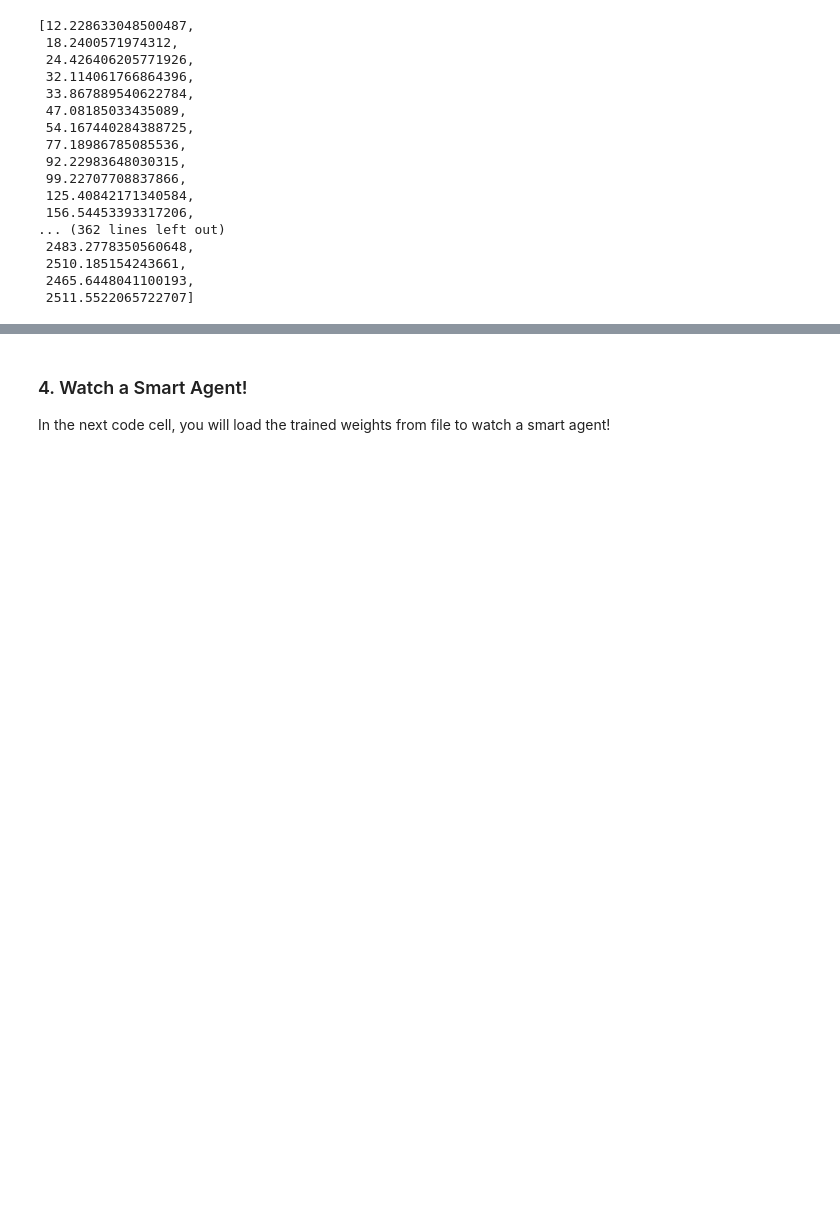
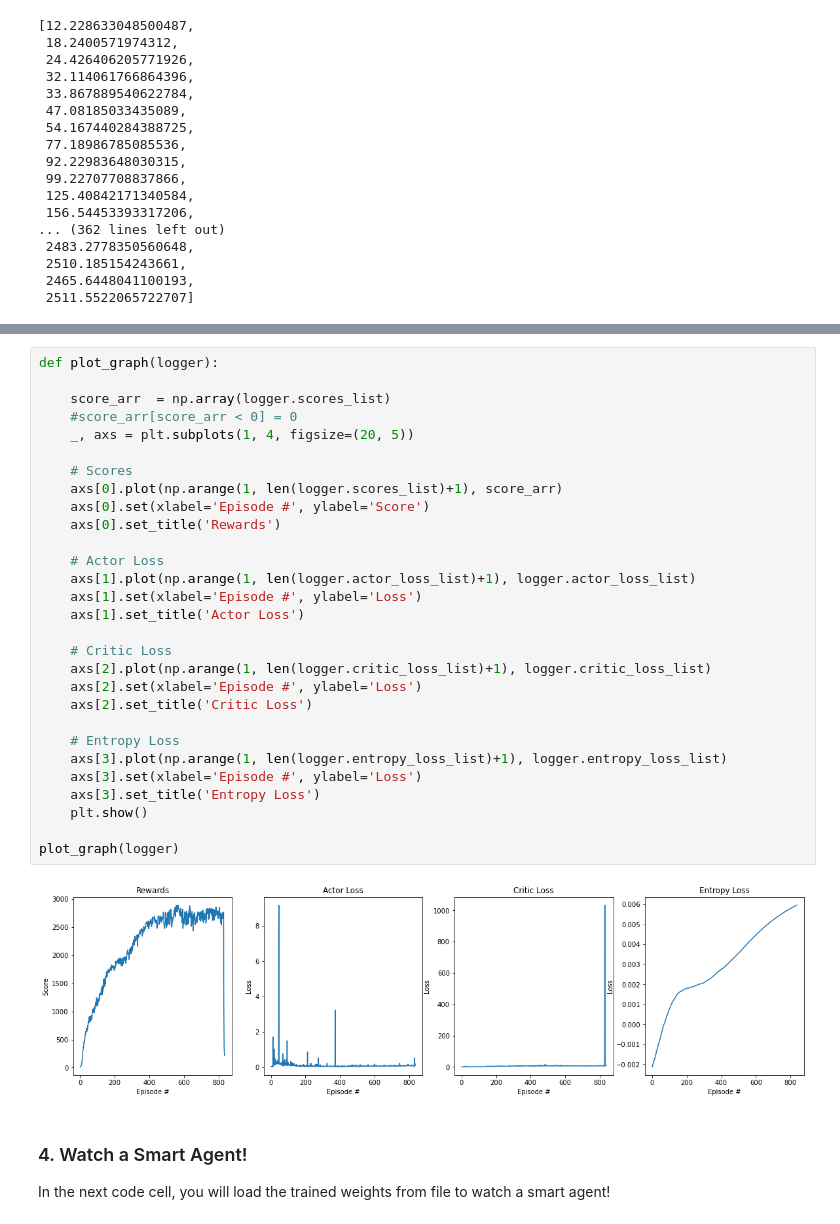
Before and after one commit to derektan95/Deep-Reinforcement-Learning-Algorithms, a Jupyter notebook: p2_continuous-control/PPO_Crawler_MultiAgent_Control_Exercise/MultiAgent_Crawler.ipynb, the cells around one changed output, grey strips where cells are left out. Drawn from its saved outputs; the diff is of its cells as text; blank space fills up the shorter version.

```diff
--- a/p2_continuous-control/PPO_Crawler_MultiAgent_Control_Exercise/MultiAgent_Crawler.ipynb
+++ b/p2_continuous-control/PPO_Crawler_MultiAgent_Control_Exercise/MultiAgent_Crawler.ipynb
@@ -1387,3 +1520,34 @@ logger.plot_stats()
+# %%
+def plot_graph(logger):
+
+    score_arr  = np.array(logger.scores_list)
+    #score_arr[score_arr < 0] = 0
+    _, axs = plt.subplots(1, 4, figsize=(20, 5))
+
+    # Scores
+    axs[0].plot(np.arange(1, len(logger.scores_list)+1), score_arr)
+    axs[0].set(xlabel='Episode #', ylabel='Score')
+    axs[0].set_title('Rewards')
+
+    # Actor Loss
+    axs[1].plot(np.arange(1, len(logger.actor_loss_list)+1), logger.actor_loss_list)
+    axs[1].set(xlabel='Episode #', ylabel='Loss')
+    axs[1].set_title('Actor Loss')
+
+    # Critic Loss
+    axs[2].plot(np.arange(1, len(logger.critic_loss_list)+1), logger.critic_loss_list)
+    axs[2].set(xlabel='Episode #', ylabel='Loss')
+    axs[2].set_title('Critic Loss')
+
+    # Entropy Loss
+    axs[3].plot(np.arange(1, len(logger.entropy_loss_list)+1), logger.entropy_loss_list)
+    axs[3].set(xlabel='Episode #', ylabel='Loss')
+    axs[3].set_title('Entropy Loss')
+    plt.show()
+
+plot_graph(logger)
+# %% [output]
+[figure, added]
 # %% [markdown]
 ### 4. Watch a Smart Agent!
 
```
Also changed, not shown: parts of 5 cells of this notebook, 3 other files.
